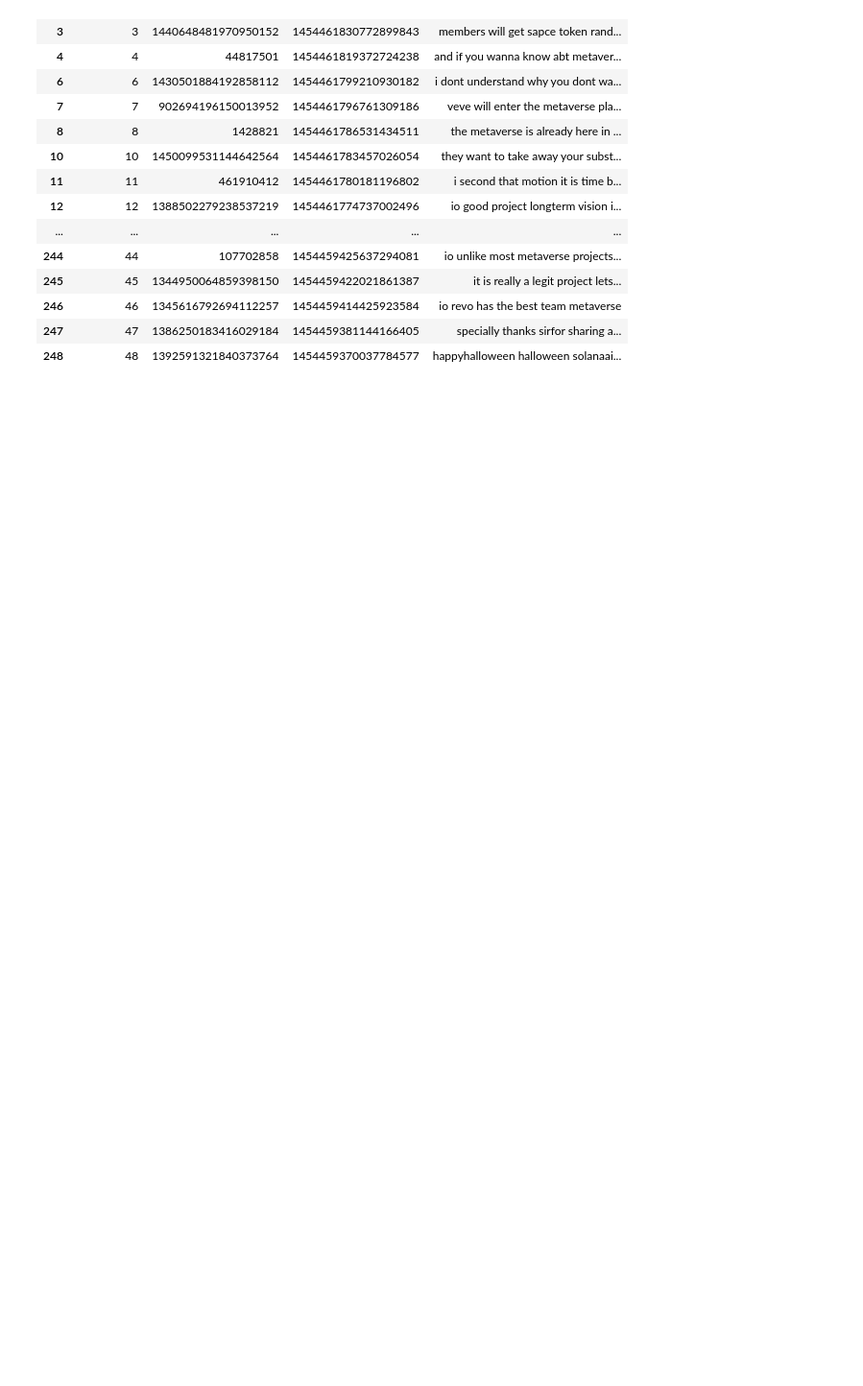
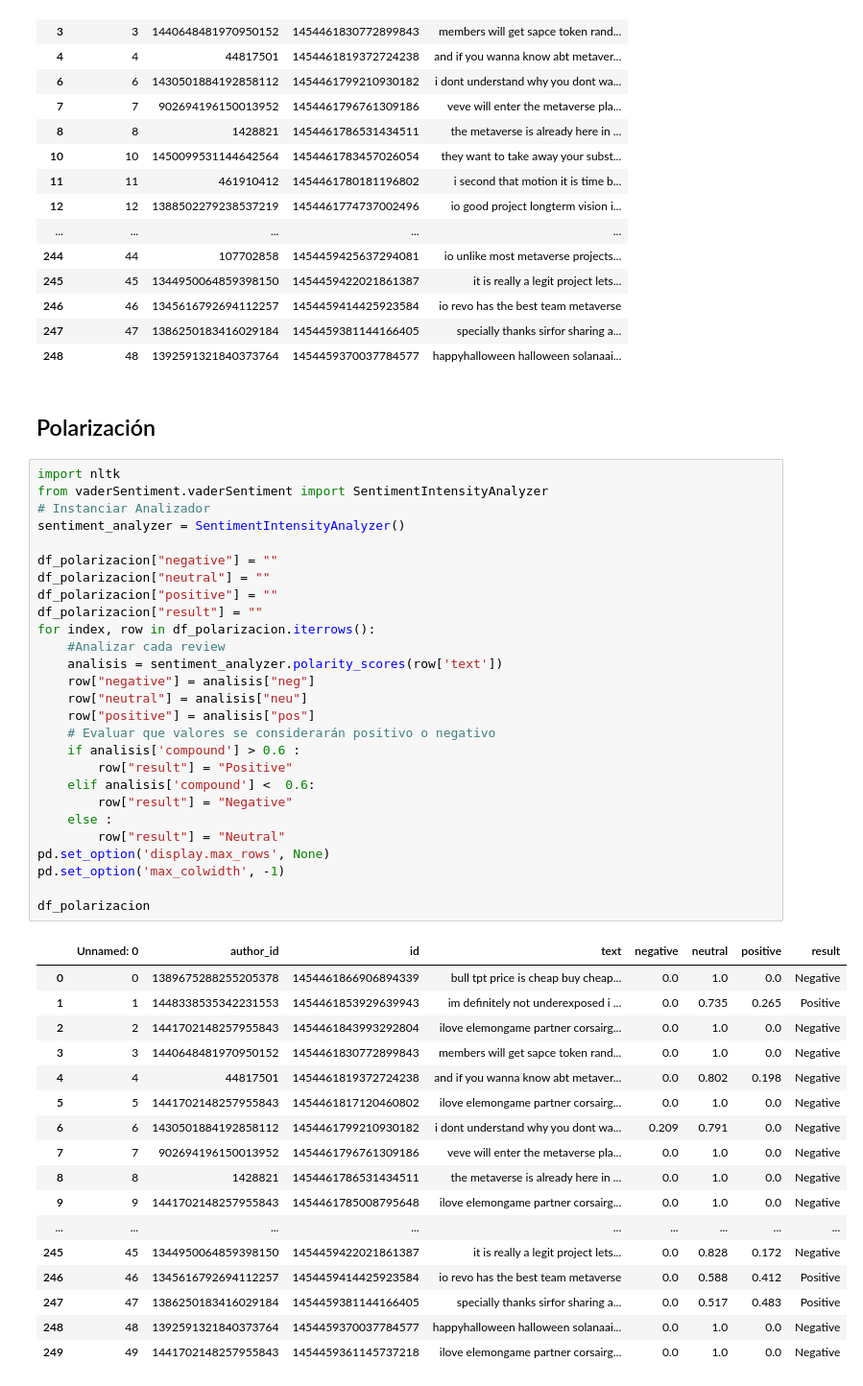
Before and after one commit to cristianchiappone/ia-um-2021, a Jupyter notebook: analisis-sentimiento/tp_cchiappone.ipynb, the cells around one changed output. Shown: that part at 96% size. Saved outputs shown, nothing was run; the diff lists cells and outputs as text; blank space fills up the shorter version.

Commit message:
polarizacion

```diff
--- a/analisis-sentimiento/tp_cchiappone.ipynb
+++ b/analisis-sentimiento/tp_cchiappone.ipynb
@@ -128,3 +128,50 @@ df_polarizacion
 | 246 | 46 | 1345616792694112257 | 1454459414425923584 | io revo has the best team metaverse |
 | 247 | 47 | 1386250183416029184 | 1454459381144166405 | specially thanks sirfor sharing a... |
 | 248 | 48 | 1392591321840373764 | 1454459370037784577 | happyhalloween halloween solanaai... |
+# %% [markdown]
+## Polarización
+# %%
+import nltk
+from vaderSentiment.vaderSentiment import SentimentIntensityAnalyzer
+# Instanciar Analizador
+sentiment_analyzer = SentimentIntensityAnalyzer()
+
+df_polarizacion["negative"] = ""
+df_polarizacion["neutral"] = ""
+df_polarizacion["positive"] = ""
+df_polarizacion["result"] = ""
+for index, row in df_polarizacion.iterrows():
+    #Analizar cada review
+    analisis = sentiment_analyzer.polarity_scores(row['text'])
+    row["negative"] = analisis["neg"]
+    row["neutral"] = analisis["neu"]
+    row["positive"] = analisis["pos"]
+    # Evaluar que valores se considerarán positivo o negativo
+    if analisis['compound'] > 0.6 :
+        row["result"] = "Positive"
+    elif analisis['compound'] <  0.6:
+        row["result"] = "Negative"
+    else :
+        row["result"] = "Neutral"
+pd.set_option('display.max_rows', None)
+pd.set_option('max_colwidth', -1)
+
+df_polarizacion
+# %% [output]
+|  | Unnamed: 0 | author_id | id | text | negative | neutral | positive | result |
+| 0 | 0 | 1389675288255205378 | 1454461866906894339 | bull tpt price is cheap buy cheap... | 0.0 | 1.0 | 0.0 | Negative |
+| 1 | 1 | 1448338535342231553 | 1454461853929639943 | im definitely not underexposed i ... | 0.0 | 0.735 | 0.265 | Positive |
+| 2 | 2 | 1441702148257955843 | 1454461843993292804 | ilove elemongame partner corsairg... | 0.0 | 1.0 | 0.0 | Negative |
+| 3 | 3 | 1440648481970950152 | 1454461830772899843 | members will get sapce token rand... | 0.0 | 1.0 | 0.0 | Negative |
+| 4 | 4 | 44817501 | 1454461819372724238 | and if you wanna know abt metaver... | 0.0 | 0.802 | 0.198 | Negative |
+| 5 | 5 | 1441702148257955843 | 1454461817120460802 | ilove elemongame partner corsairg... | 0.0 | 1.0 | 0.0 | Negative |
+| 6 | 6 | 1430501884192858112 | 1454461799210930182 | i dont understand why you dont wa... | 0.209 | 0.791 | 0.0 | Negative |
+| 7 | 7 | 902694196150013952 | 1454461796761309186 | veve will enter the metaverse pla... | 0.0 | 1.0 | 0.0 | Negative |
+| 8 | 8 | 1428821 | 1454461786531434511 | the metaverse is already here in ... | 0.0 | 1.0 | 0.0 | Negative |
+| 9 | 9 | 1441702148257955843 | 1454461785008795648 | ilove elemongame partner corsairg... | 0.0 | 1.0 | 0.0 | Negative |
+| ... | ... | ... | ... | ... | ... | ... | ... | ... |
+| 245 | 45 | 1344950064859398150 | 1454459422021861387 | it is really a legit project lets... | 0.0 | 0.828 | 0.172 | Negative |
+| 246 | 46 | 1345616792694112257 | 1454459414425923584 | io revo has the best team metaverse | 0.0 | 0.588 | 0.412 | Positive |
+| 247 | 47 | 1386250183416029184 | 1454459381144166405 | specially thanks sirfor sharing a... | 0.0 | 0.517 | 0.483 | Positive |
+| 248 | 48 | 1392591321840373764 | 1454459370037784577 | happyhalloween halloween solanaai... | 0.0 | 1.0 | 0.0 | Negative |
+| 249 | 49 | 1441702148257955843 | 1454459361145737218 | ilove elemongame partner corsairg... | 0.0 | 1.0 | 0.0 | Negative |
```
